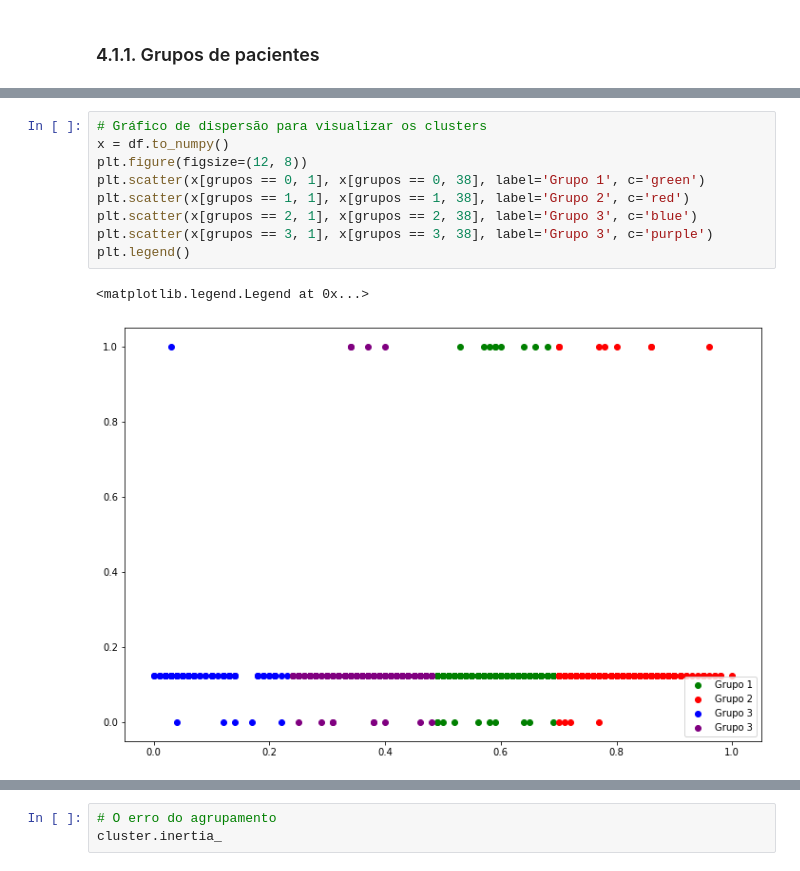
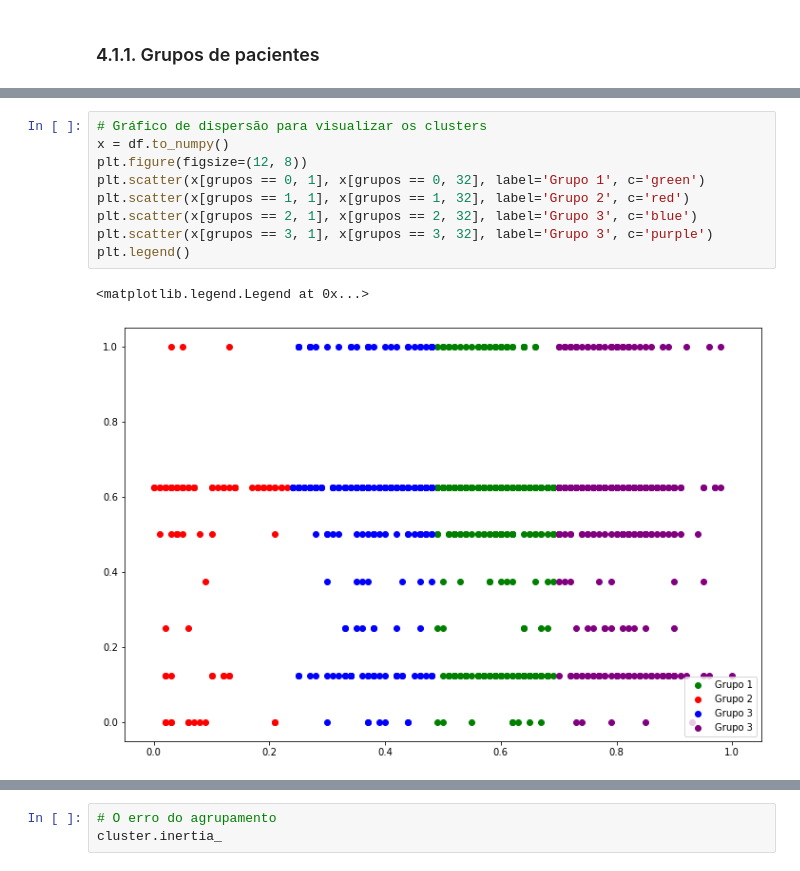
Before and after one commit to endhel/SRAG-Agrupamento-Deteccao-De-Anomalia, a Jupyter notebook: SRAG-Agrupamento-Deteccao-Anomalias.ipynb, the cells around one changed output, grey strips where cells are left out. Cells and saved outputs as stored; diff of their text form.

```diff
--- a/SRAG-Agrupamento-Deteccao-Anomalias.ipynb
+++ b/SRAG-Agrupamento-Deteccao-Anomalias.ipynb
@@ -432,15 +435,15 @@ Quantidades de pacientes em cada grupo: [358 326  84 232]
 # %%
 # Gráfico de dispersão para visualizar os clusters
 x = df.to_numpy()
 plt.figure(figsize=(12, 8))
-plt.scatter(x[grupos == 0, 1], x[grupos == 0, 38], label='Grupo 1', c='green')
-plt.scatter(x[grupos == 1, 1], x[grupos == 1, 38], label='Grupo 2', c='red')
-plt.scatter(x[grupos == 2, 1], x[grupos == 2, 38], label='Grupo 3', c='blue')
-plt.scatter(x[grupos == 3, 1], x[grupos == 3, 38], label='Grupo 3', c='purple')
+plt.scatter(x[grupos == 0, 1], x[grupos == 0, 32], label='Grupo 1', c='green')
+plt.scatter(x[grupos == 1, 1], x[grupos == 1, 32], label='Grupo 2', c='red')
+plt.scatter(x[grupos == 2, 1], x[grupos == 2, 32], label='Grupo 3', c='blue')
+plt.scatter(x[grupos == 3, 1], x[grupos == 3, 32], label='Grupo 3', c='purple')
 plt.legend()
 # %% [output]
 <matplotlib.legend.Legend at 0x...>
-[figure, old version]
+[figure, new version]
 # %%
 # Criação de coluna de Grupos de pacientes
 df['Cluster_pacientes'] = grupos
```
Also changed, not shown: parts of 20 cells of this notebook.
